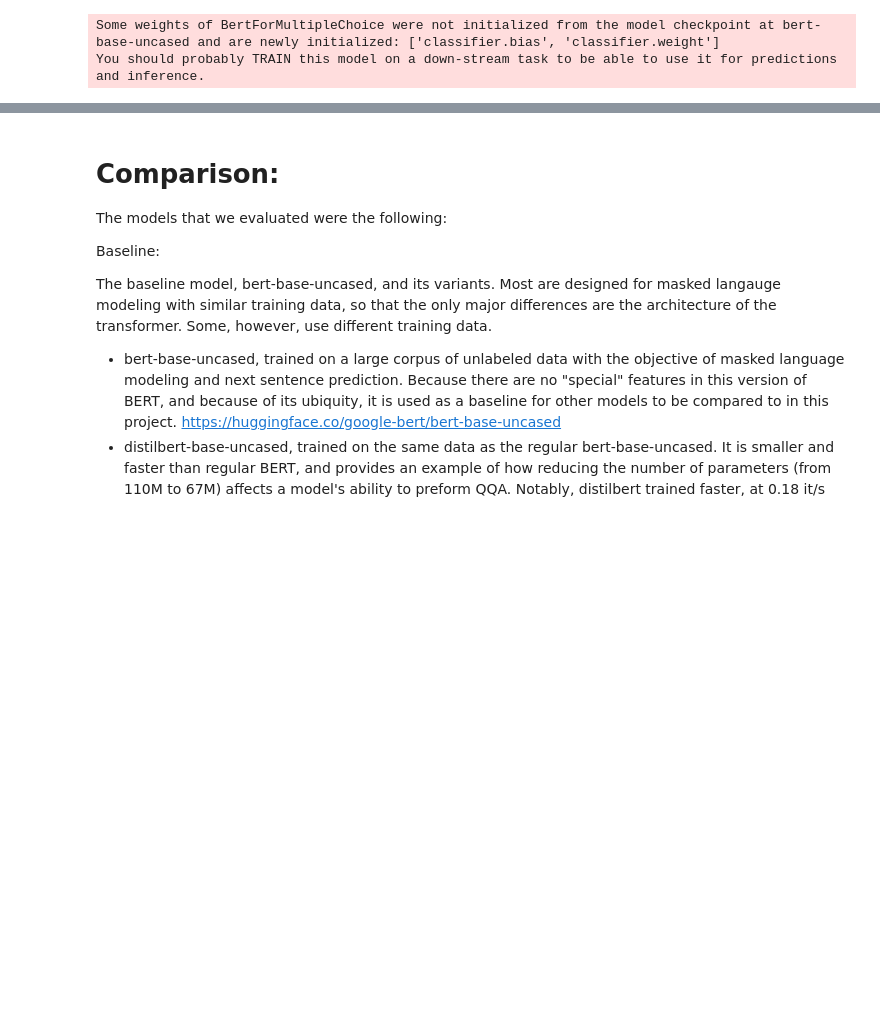
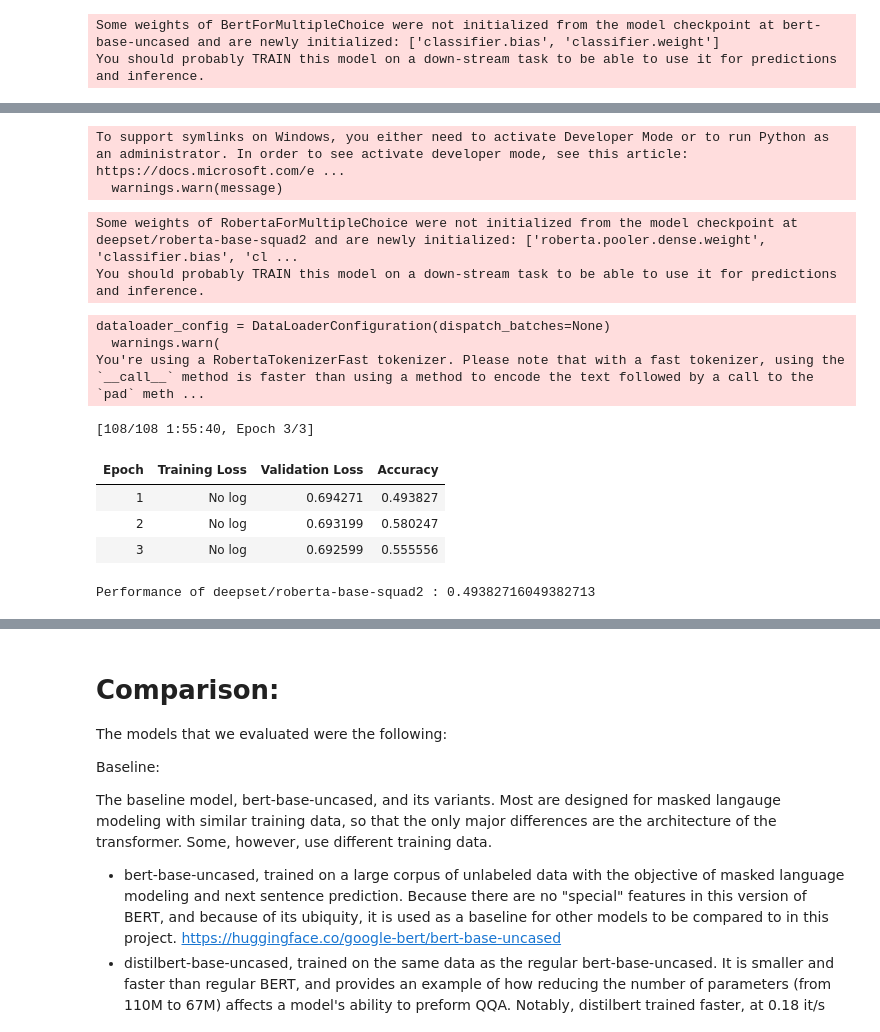
Before and after one commit to giev7074/NLPGroup5, a Jupyter notebook: Project3Code.ipynb, the cells around one changed output, grey strips where cells are left out. Drawn from its saved outputs; the diff is of its cells as text; code cells hidden in the pictures; blank space fills up the shorter version.

```diff
--- a/Project3Code.ipynb
+++ b/Project3Code.ipynb
@@ -405,0 +414,16 @@ Performance of dccuchile/bert-base-spanish-wwm-cased : 0.5432098765432098
+# %%
+trainAndEval('deepset/roberta-base-squad2', 16)
+# %% [output]
+To support symlinks on Windows, you either need to activate Developer Mode or to run Python as an administrator. In order to see activate developer mode, see this article: https://docs.microsoft.com/e ...
+  warnings.warn(message)
+Some weights of RobertaForMultipleChoice were not initialized from the model checkpoint at deepset/roberta-base-squad2 and are newly initialized: ['roberta.pooler.dense.weight', 'classifier.bias', 'cl ...
+You should probably TRAIN this model on a down-stream task to be able to use it for predictions and inference.
+dataloader_config = DataLoaderConfiguration(dispatch_batches=None)
+  warnings.warn(
+You're using a RobertaTokenizerFast tokenizer. Please note that with a fast tokenizer, using the `__call__` method is faster than using a method to encode the text followed by a call to the `pad` meth ...
+[108/108 1:55:40, Epoch 3/3]
+| Epoch | Training Loss | Validation Loss | Accuracy |
+| 1 | No log | 0.694271 | 0.493827 |
+| 2 | No log | 0.693199 | 0.580247 |
+| 3 | No log | 0.692599 | 0.555556 |
+Performance of deepset/roberta-base-squad2 : 0.49382716049382713
```
Also changed, not shown: parts of 14 cells of this notebook.
